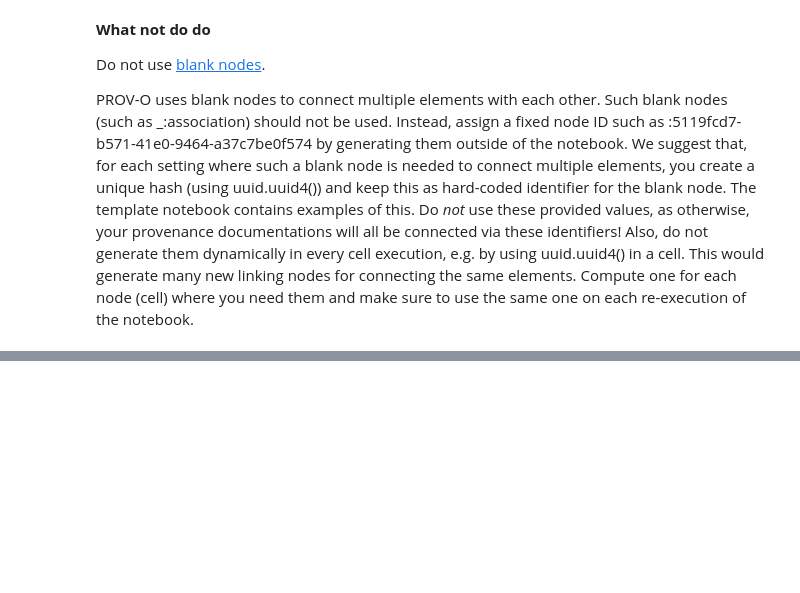
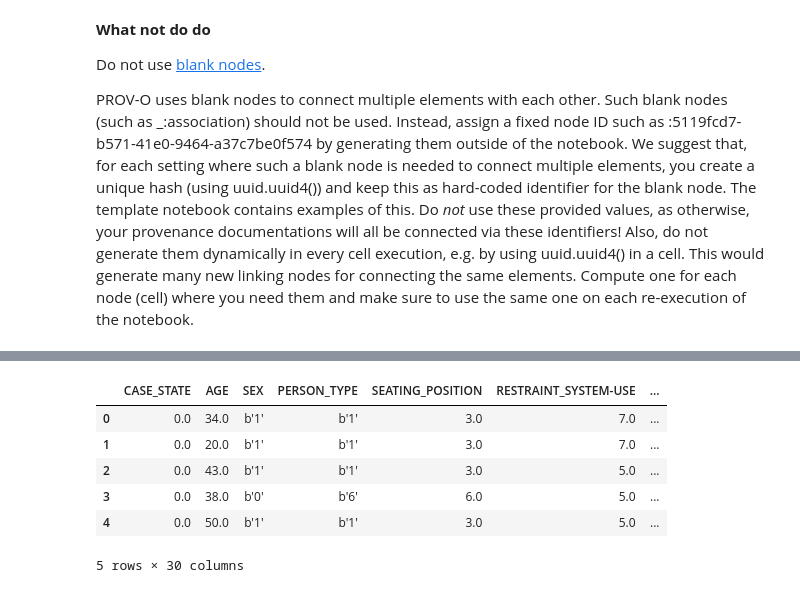
Before and after one commit to benicio-daniel/SOS_Assignment_3, a Jupyter notebook: MainNB.ipynb, the cells around one changed output, grey strips where cells are left out. Saved outputs shown, nothing was run; the diff lists cells and outputs as text; code cells hidden in the pictures; blank space fills up the shorter version.

```diff
--- a/MainNB.ipynb
+++ b/MainNB.ipynb
@@ -114,0 +163,12 @@ ASSOC_RUN1_EXEC = '0ff89396-5f86-4497-9b5e-26e5aba9ca55'
+# %%
+arff_file = arff.loadarff('fars.arff')
+df = pd.DataFrame(arff_file[0])
+df.head()
+# %% [output]
+|  | CASE_STATE | AGE | SEX | PERSON_TYPE | SEATING_POSITION | RESTRAINT_SYSTEM-USE | ... |
+| 0 | 0.0 | 34.0 | b'1' | b'1' | 3.0 | 7.0 | ... |
+| 1 | 0.0 | 20.0 | b'1' | b'1' | 3.0 | 7.0 | ... |
+| 2 | 0.0 | 43.0 | b'1' | b'1' | 3.0 | 5.0 | ... |
+| 3 | 0.0 | 38.0 | b'0' | b'6' | 6.0 | 5.0 | ... |
+| 4 | 0.0 | 50.0 | b'1' | b'1' | 3.0 | 5.0 | ... |
+5 rows × 30 columns
```
Also changed, not shown: parts of 8 cells of this notebook, 3 other files.
